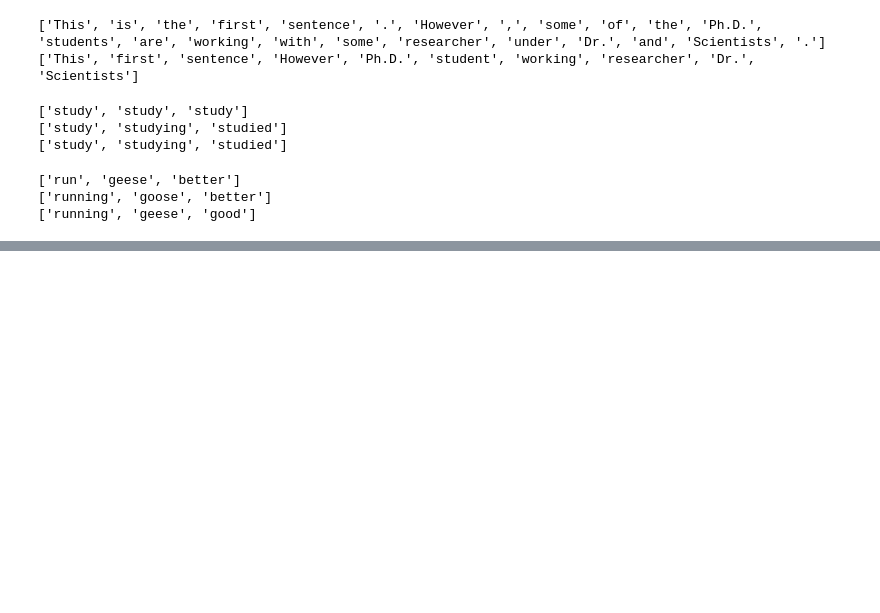
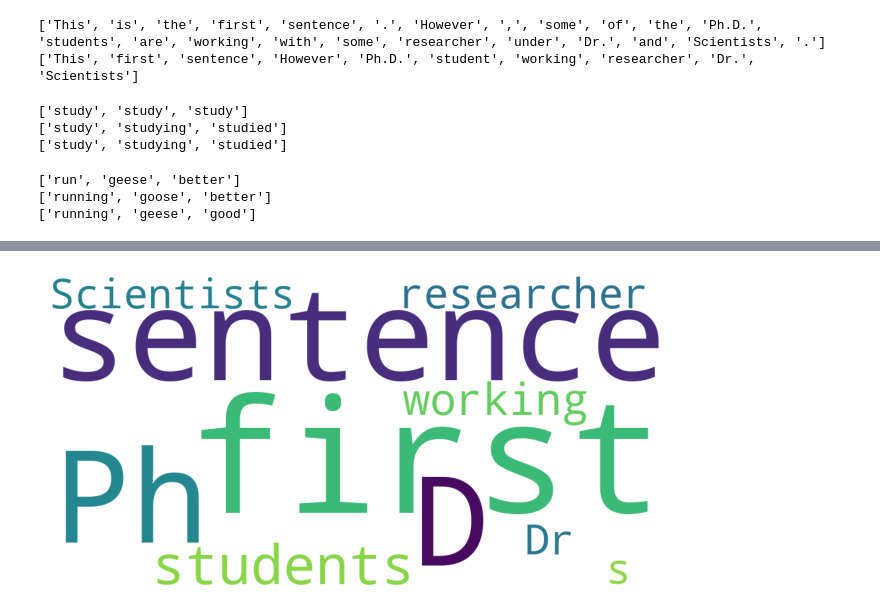
Before and after one commit to Happycoder681/NLP, a Jupyter notebook: 2nd_Lecture_17th_May_2025_NLP.ipynb, the cells around one changed output, grey strips where cells are left out. Saved outputs shown, nothing was run; the diff lists cells and outputs as text; code cells hidden in the pictures; blank space fills up the shorter version.

```diff
--- a/2nd_Lecture_17th_May_2025_NLP.ipynb
+++ b/2nd_Lecture_17th_May_2025_NLP.ipynb
@@ -341,0 +490,11 @@ print(lemma_adj)
+# %%
+text2 = """This is the first sentence.
+However, some of the Ph.D. students are working with some
+researcher under Dr.s and Scientists."""
+wc=WordCloud(width=1000,height=500,background_color="white").generate(text2)
+plt.figure(figsize=(8,8))
+plt.imshow(wc)
+plt.axis("off")
+plt.show()
+# %% [output]
+[figure, added]
```
Also changed, not shown: parts of 26 cells of this notebook, 4 other files.
